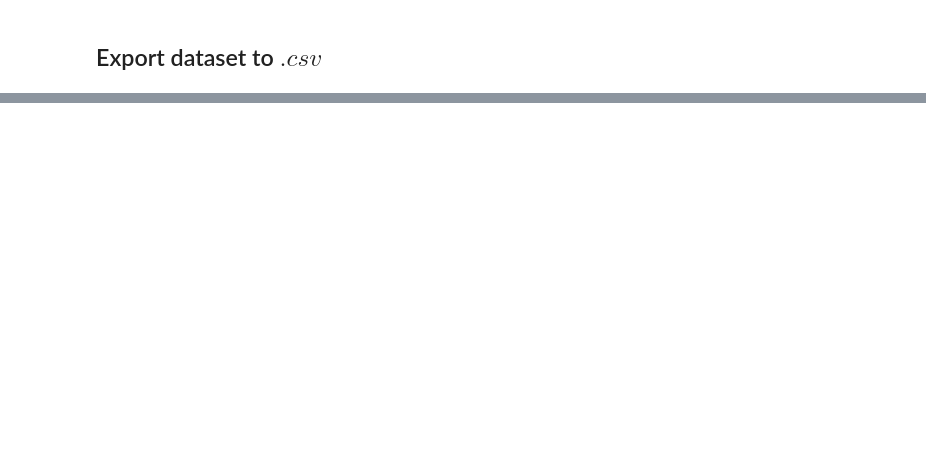
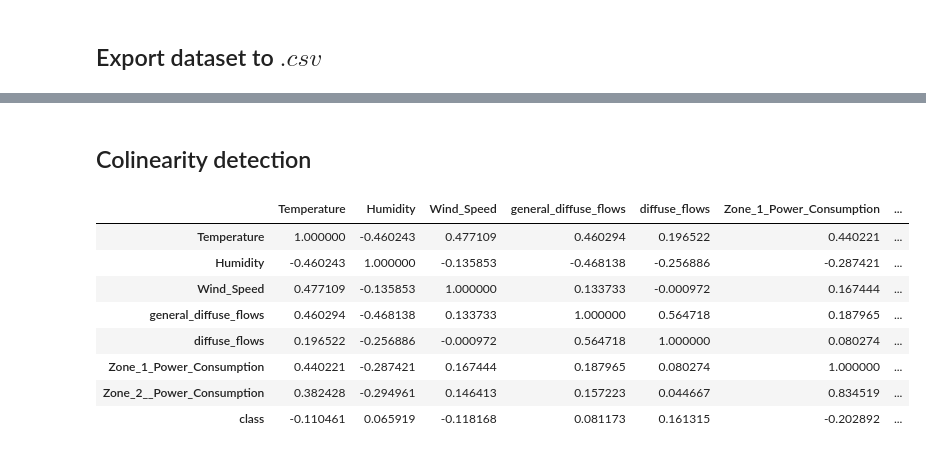
Before and after one commit to wojtas000/Advanced_Machine_Learning, a Jupyter notebook: datasets.ipynb, the cells around one changed output, grey strips where cells are left out. Saved outputs shown, nothing was run; the diff lists cells and outputs as text; code cells hidden in the pictures; blank space fills up the shorter version.

```diff
--- a/datasets.ipynb
+++ b/datasets.ipynb
@@ -203,0 +200,14 @@ kidney_disease.to_csv('kidney_disease.csv', index=False)
+# %% [markdown]
+## Colinearity detection
+# %%
+data2.drop('Zone_3__Power_Consumption', axis=1).corr()
+# %% [output]
+|  | Temperature | Humidity | Wind_Speed | general_diffuse_flows | diffuse_flows | Zone_1_Power_Consumption | ... |
+| Temperature | 1.000000 | -0.460243 | 0.477109 | 0.460294 | 0.196522 | 0.440221 | ... |
+| Humidity | -0.460243 | 1.000000 | -0.135853 | -0.468138 | -0.256886 | -0.287421 | ... |
+| Wind_Speed | 0.477109 | -0.135853 | 1.000000 | 0.133733 | -0.000972 | 0.167444 | ... |
+| general_diffuse_flows | 0.460294 | -0.468138 | 0.133733 | 1.000000 | 0.564718 | 0.187965 | ... |
+| diffuse_flows | 0.196522 | -0.256886 | -0.000972 | 0.564718 | 1.000000 | 0.080274 | ... |
+| Zone_1_Power_Consumption | 0.440221 | -0.287421 | 0.167444 | 0.187965 | 0.080274 | 1.000000 | ... |
+| Zone_2__Power_Consumption | 0.382428 | -0.294961 | 0.146413 | 0.157223 | 0.044667 | 0.834519 | ... |
+| class | -0.110461 | 0.065919 | -0.118168 | 0.081173 | 0.161315 | -0.202892 | ... |
```
Also changed, not shown: parts of 16 cells of this notebook, 2 other files.
